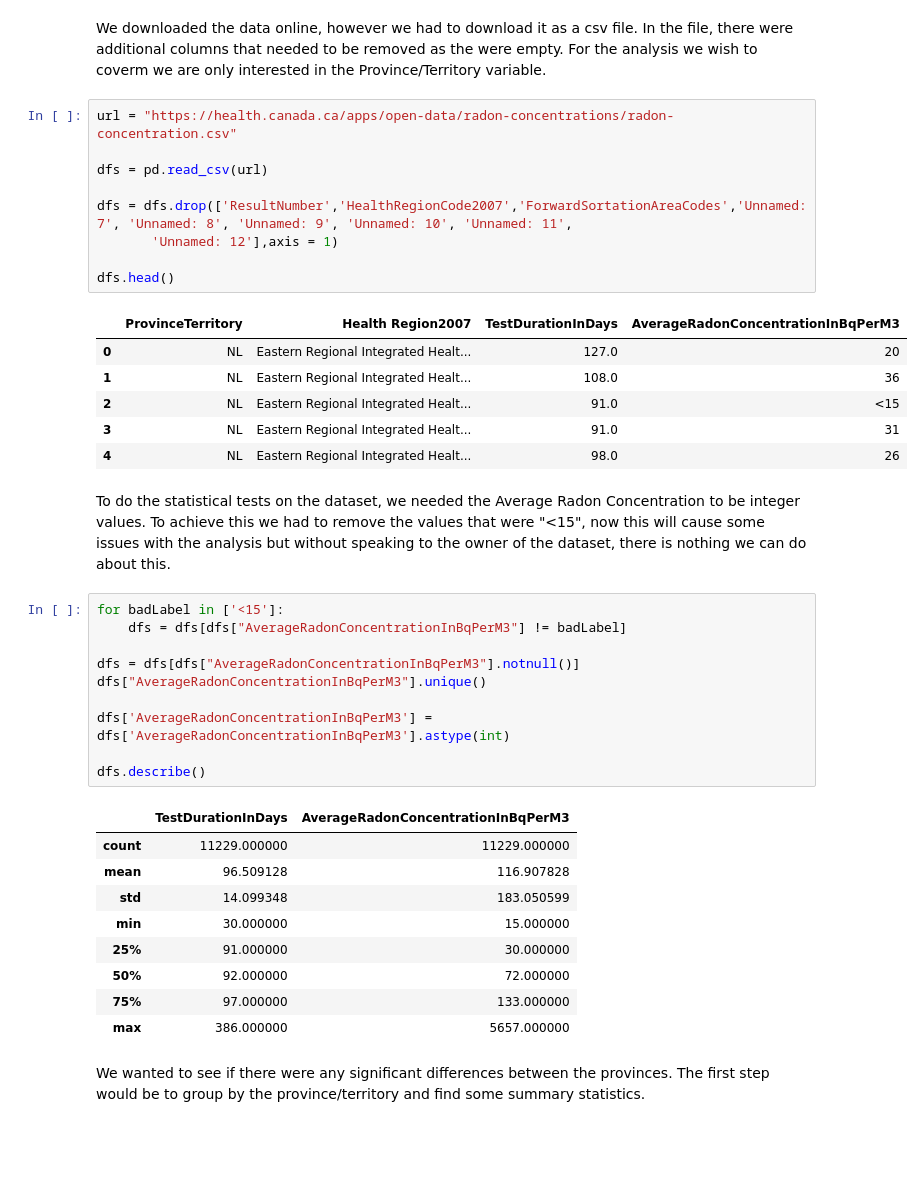
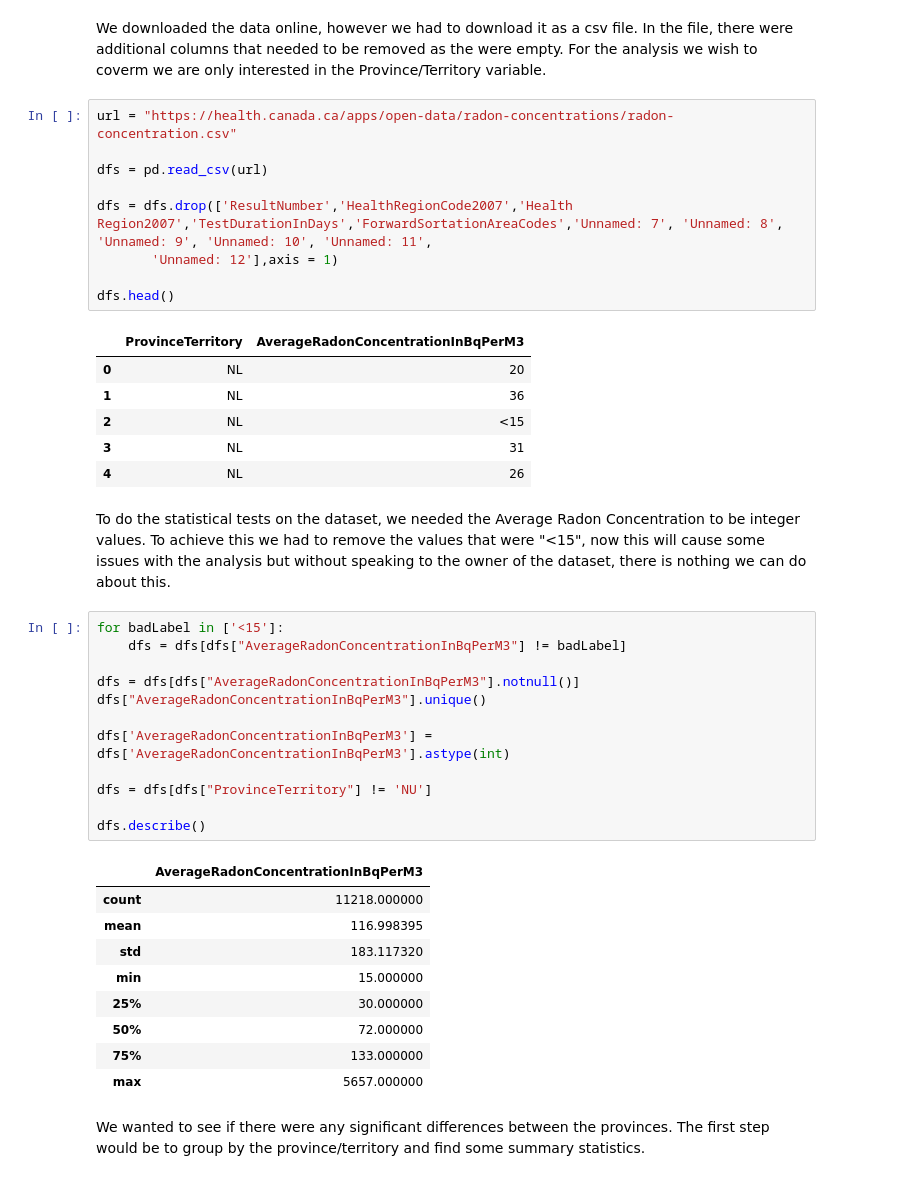
Before and after one commit to StephenStyles/Radon, a Jupyter notebook: PIMS Sample Project.ipynb, the cells around one changed output. Drawn from its saved outputs; the diff is of its cells as text; blank space fills up the shorter version.

```diff
--- a/PIMS Sample Project.ipynb
+++ b/PIMS Sample Project.ipynb
@@ -14,19 +14,19 @@ We downloaded the data online, however we had to download it as a csv file. In t
 # %%
 url = "https://health.canada.ca/apps/open-data/radon-concentrations/radon-concentration.csv"
 
 dfs = pd.read_csv(url)
 
-dfs = dfs.drop(['ResultNumber','HealthRegionCode2007','ForwardSortationAreaCodes','Unnamed: 7', 'Unnamed: 8', 'Unnamed: 9', 'Unnamed: 10', 'Unnamed: 11',
+dfs = dfs.drop(['ResultNumber','HealthRegionCode2007','Health Region2007','TestDurationInDays','ForwardSortationAreaCodes','Unnamed: 7', 'Unnamed: 8', 'Unnamed: 9', 'Unnamed: 10', 'Unnamed: 11',
        'Unnamed: 12'],axis = 1)
 
 dfs.head()
 # %% [output]
-|  | ProvinceTerritory | Health Region2007 | TestDurationInDays | AverageRadonConcentrationInBqPerM3 |
-| 0 | NL | Eastern Regional Integrated Healt... | 127.0 | 20 |
-| 1 | NL | Eastern Regional Integrated Healt... | 108.0 | 36 |
-| 2 | NL | Eastern Regional Integrated Healt... | 91.0 | <15 |
-| 3 | NL | Eastern Regional Integrated Healt... | 91.0 | 31 |
-| 4 | NL | Eastern Regional Integrated Healt... | 98.0 | 26 |
+|  | ProvinceTerritory | AverageRadonConcentrationInBqPerM3 |
+| 0 | NL | 20 |
+| 1 | NL | 36 |
+| 2 | NL | <15 |
+| 3 | NL | 31 |
+| 4 | NL | 26 |
 # %% [markdown]
 To do the statistical tests on the dataset, we needed the Average Radon Concentration to be integer values. To achieve this we had to remove the values that were "<15", now this will cause some issues with the analysis but without speaking to the owner of the dataset, there is nothing we can do about this.
 # %%
@@ -38,17 +38,19 @@ dfs["AverageRadonConcentrationInBqPerM3"].unique()
 
 dfs['AverageRadonConcentrationInBqPerM3'] = dfs['AverageRadonConcentrationInBqPerM3'].astype(int)
 
+dfs = dfs[dfs["ProvinceTerritory"] != 'NU']
+
 dfs.describe()
 # %% [output]
-|  | TestDurationInDays | AverageRadonConcentrationInBqPerM3 |
-| count | 11229.000000 | 11229.000000 |
-| mean | 96.509128 | 116.907828 |
-| std | 14.099348 | 183.050599 |
-| min | 30.000000 | 15.000000 |
-| 25% | 91.000000 | 30.000000 |
-| 50% | 92.000000 | 72.000000 |
-| 75% | 97.000000 | 133.000000 |
-| max | 386.000000 | 5657.000000 |
+|  | AverageRadonConcentrationInBqPerM3 |
+| count | 11218.000000 |
+| mean | 116.998395 |
+| std | 183.117320 |
+| min | 15.000000 |
+| 25% | 30.000000 |
+| 50% | 72.000000 |
+| 75% | 133.000000 |
+| max | 5657.000000 |
 # %% [markdown]
 We wanted to see if there were any significant differences between the provinces. The first step would be to group by the province/territory and find some summary statistics.
 # %%
```
Also changed, not shown: parts of 4 cells of this notebook.
